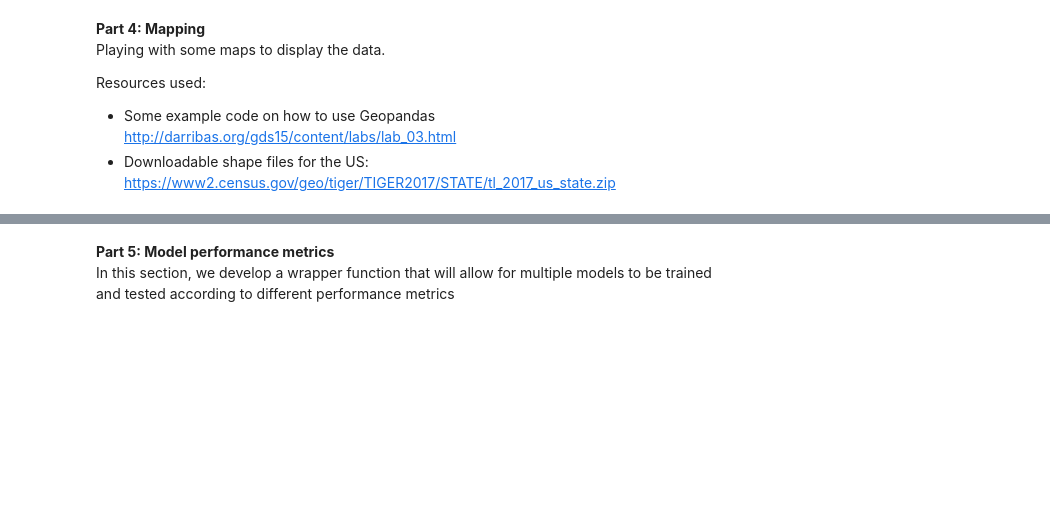
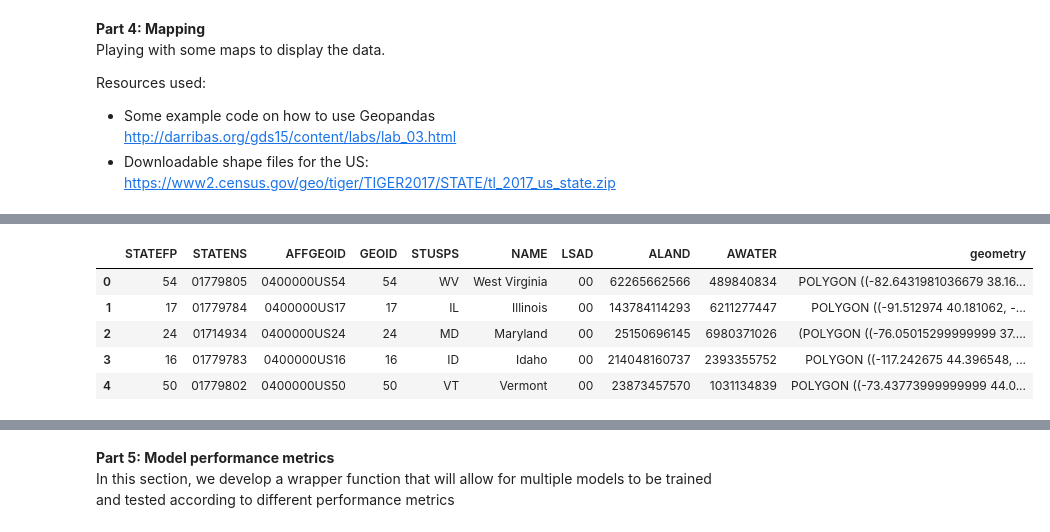
Before and after one commit to genagibson/cs109a_LendingClub, a Jupyter notebook: notebooks/others/Playing with models GG V3.ipynb, the cells around one changed output, grey strips where cells are left out. Cells and saved outputs as stored; diff of their text form; code cells hidden in the pictures; blank space fills up the shorter version.

```diff
--- a/notebooks/others/Playing with models GG V3.ipynb
+++ b/notebooks/others/Playing with models GG V3.ipynb
@@ -357,3 +356,12 @@ states_map.shape
+# %%
+states_map.head()
+# %% [output]
+|  | STATEFP | STATENS | AFFGEOID | GEOID | STUSPS | NAME | LSAD | ALAND | AWATER | geometry |
+| 0 | 54 | 01779805 | 0400000US54 | 54 | WV | West Virginia | 00 | 62265662566 | 489840834 | POLYGON ((-82.6431981036679 38.16... |
+| 1 | 17 | 01779784 | 0400000US17 | 17 | IL | Illinois | 00 | 143784114293 | 6211277447 | POLYGON ((-91.512974 40.181062, -... |
+| 2 | 24 | 01714934 | 0400000US24 | 24 | MD | Maryland | 00 | 25150696145 | 6980371026 | (POLYGON ((-76.05015299999999 37.... |
+| 3 | 16 | 01779783 | 0400000US16 | 16 | ID | Idaho | 00 | 214048160737 | 2393355752 | POLYGON ((-117.242675 44.396548, ... |
+| 4 | 50 | 01779802 | 0400000US50 | 50 | VT | Vermont | 00 | 23873457570 | 1031134839 | POLYGON ((-73.43773999999999 44.0... |
 # %%
 # Remove any states that aren't in the LendingClub data
 states_map2 = states_map[states_map["STUSPS"].isin(list(original_df["addr_state"]))]
```
Also changed, not shown: parts of 5 cells of this notebook.
